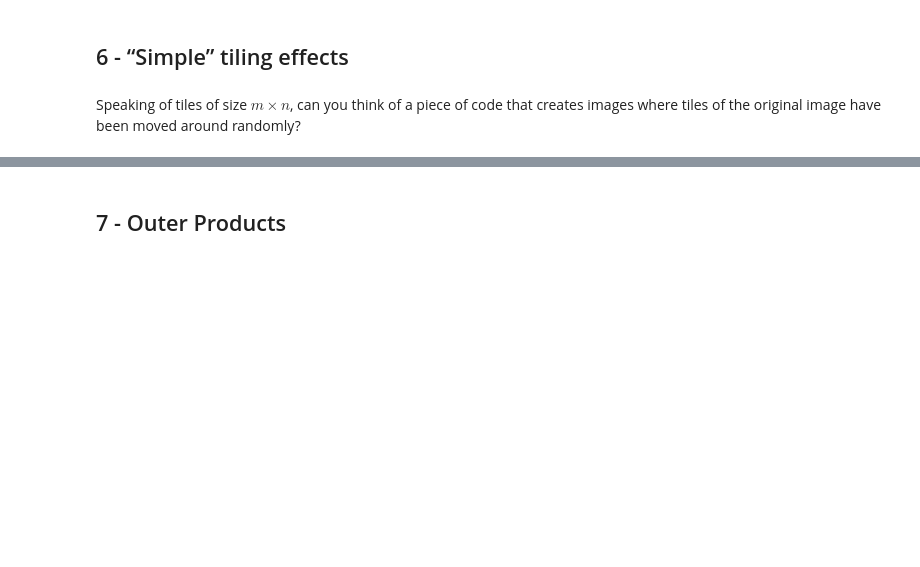
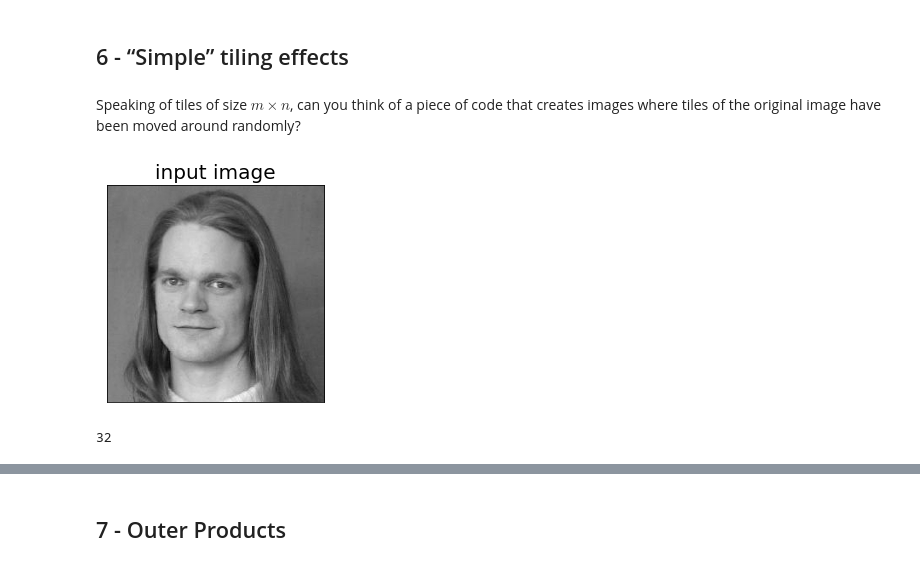
Before and after one commit to FabriceBeaumont/MA-INF_2314_IPSA, a Jupyter notebook: Code/Exercise2/ExerciseSheet2.ipynb, the cells around one changed output, grey strips where cells are left out. Drawn from its saved outputs; the diff is of its cells as text; code cells hidden in the pictures; blank space fills up the shorter version.

```diff
--- a/Code/Exercise2/ExerciseSheet2.ipynb
+++ b/Code/Exercise2/ExerciseSheet2.ipynb
@@ -298,3 +298,17 @@ plt.set_xticklabels([]); ax.set_yticklabels([])
 # %% [markdown]
 Speaking of tiles of size $m\times n$, can you think of a piece of code that creates
 images where tiles of the original image have been moved around randomly?
+# %%
+filename = "portrait.png"
+arrF = imageRead(filename)
+
+plt.imshow(arrF, cmap='gray')
+plt.title(f"input image", fontsize=20)
+plt.xticks([]); plt.yticks([])
+plt.show()
+# %% [output]
+[figure, added]
+# %%
+M // tile_size_m
+# %% [output]
+32
```
Also changed, not shown: parts of 1 cell of this notebook.
